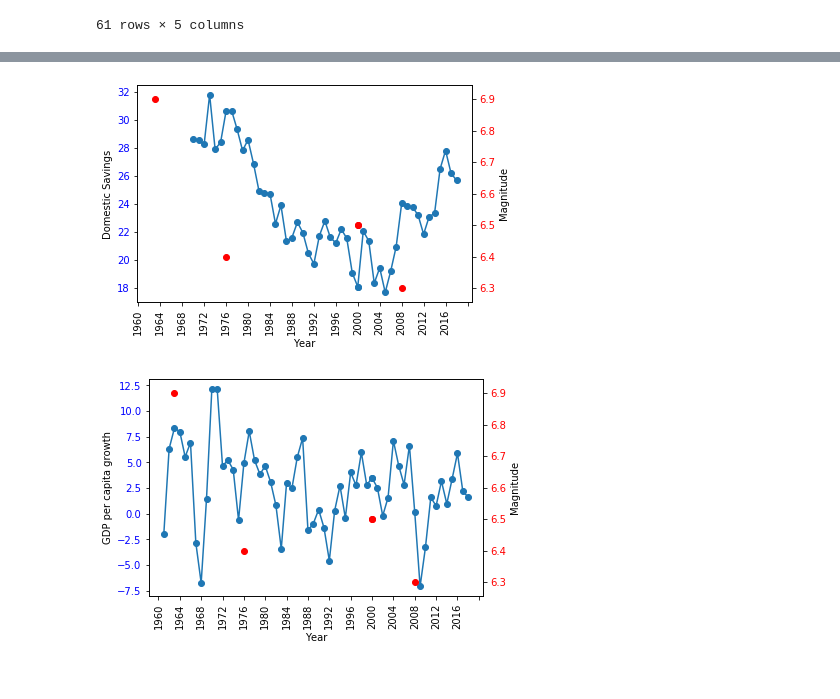
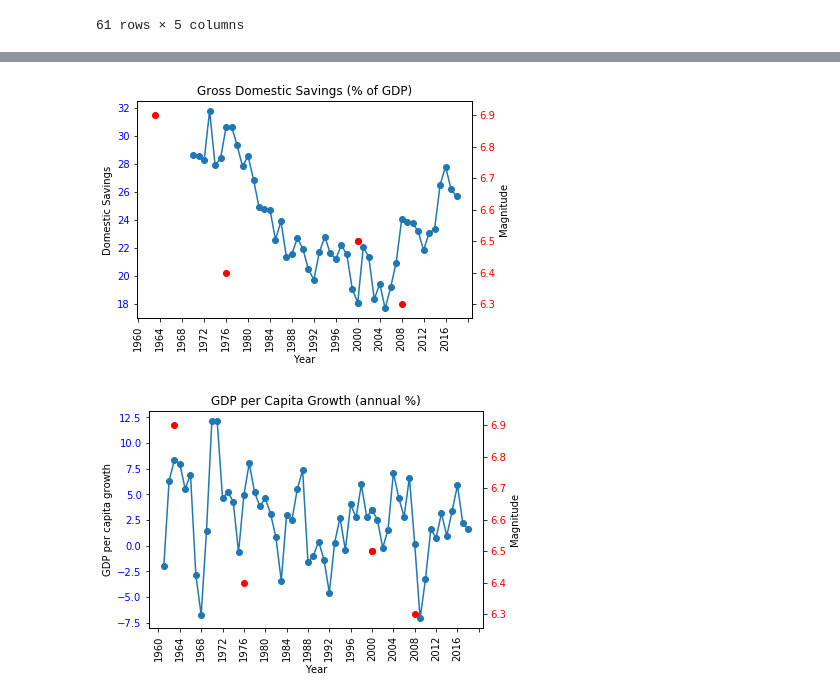
Before and after one commit to kennknisley/project-one-back, a Jupyter notebook: Project_Day2_Plots_Angie.ipynb, the cells around one changed output, grey strips where cells are left out. Cells and saved outputs as stored; diff of their text form; code cells hidden in the pictures.

```diff
--- a/Project_Day2_Plots_Angie.ipynb
+++ b/Project_Day2_Plots_Angie.ipynb
@@ -182,24 +183,25 @@ plt.show()
 # %%
 fig, ax1 = plt.subplots()
 
 ax1.set_xlabel("Year")
 ax1.set_ylabel("Domestic Savings")
 ax1.plot(angies_columns['Year'], angies_columns['Domestic Savings'], marker='o')
 ax1.tick_params(axis='y', labelcolor = 'blue')
 plt.xticks(rotation=90)
+plt.title("Gross Domestic Savings (% of GDP)")
 
 ax2 = ax1.twinx()
 
 ax2.set_ylabel("Magnitude")
 ax2.scatter(angies_columns['Year'], angies_columns["Magnitude"], marker="o", color='red')
 
 ax2.tick_params(axis = 'y', labelcolor = 'red')
 
 myLocator = mticker.MultipleLocator(4)
 ax1.xaxis.set_major_locator(myLocator)
 plt.show()
 # %% [output]
-[figure, old version]
+[figure, new version]
 # %%
 fig, ax1 = plt.subplots()
 
@@ -208,6 +210,7 @@ ax1.set_ylabel("GDP per capita growth")
 ax1.plot(angies_columns['Year'], angies_columns['GDP/capita growth'], marker='o', )
 ax1.tick_params(axis='y', labelcolor = 'blue')
 plt.xticks(rotation=90)
+plt.title("GDP per Capita Growth (annual %)")
 
 ax2 = ax1.twinx()
 
@@ -221,4 +224,4 @@ ax1.xaxis.set_major_locator(myLocator)
 
 plt.show()
 # %% [output]
-[figure, old version]
+[figure, new version]
```
Also changed, not shown: parts of 1 cell of this notebook, 7 other files.
